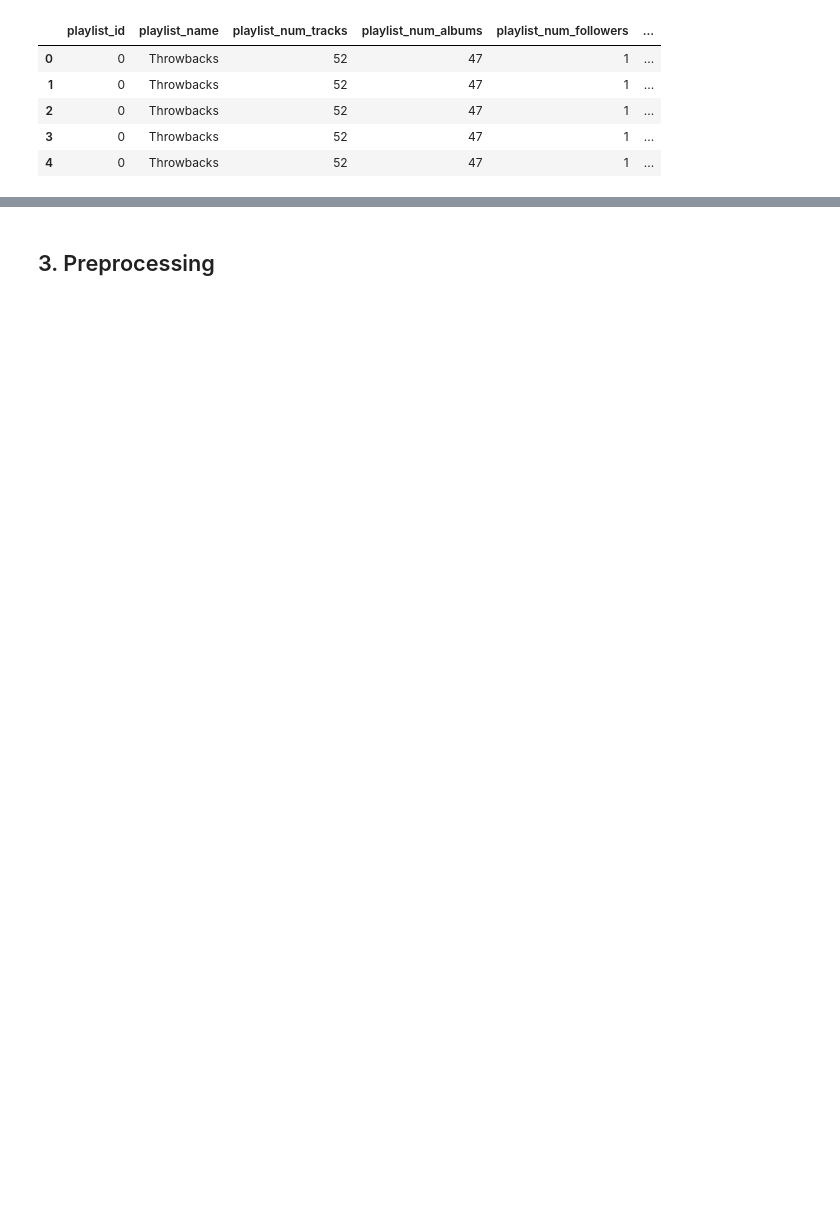
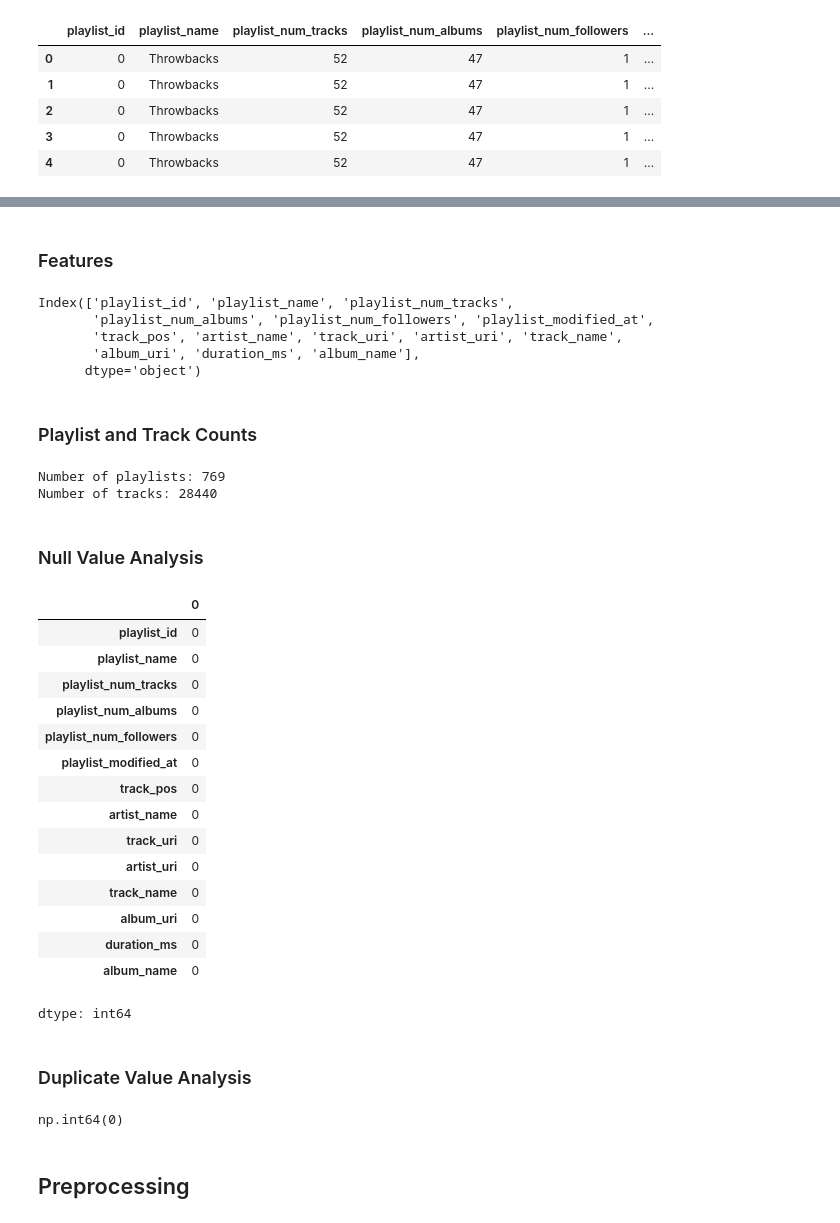
Before and after one commit to Pawan-Pokhrel/Music-Playlist-Recommender-System, a Jupyter notebook: Hybrid_Music_Recommender.ipynb, the cells around one changed output, grey strips where cells are left out. Cells and saved outputs as stored; diff of their text form; code cells hidden in the pictures; blank space fills up the shorter version.

```diff
--- a/Hybrid_Music_Recommender.ipynb
+++ b/Hybrid_Music_Recommender.ipynb
@@ -39,5 +86,50 @@ df.head()
+# %% [markdown]
+### Features
+# %%
+df.columns
+# %% [output]
+Index(['playlist_id', 'playlist_name', 'playlist_num_tracks',
+       'playlist_num_albums', 'playlist_num_followers', 'playlist_modified_at',
+       'track_pos', 'artist_name', 'track_uri', 'artist_uri', 'track_name',
+       'album_uri', 'duration_ms', 'album_name'],
+      dtype='object')
+# %% [markdown]
+### Playlist and Track Counts
+# %%
+print(f"Number of playlists: {df['playlist_id'].nunique()}")
+print(f"Number of tracks: {df['track_uri'].nunique()}")
+# %% [output]
+Number of playlists: 769
+Number of tracks: 28440
+# %% [markdown]
+### Null Value Analysis
+# %%
+df.isnull().sum()
+# %% [output]
+|  | 0 |
+| playlist_id | 0 |
+| playlist_name | 0 |
+| playlist_num_tracks | 0 |
+| playlist_num_albums | 0 |
+| playlist_num_followers | 0 |
+| playlist_modified_at | 0 |
+| track_pos | 0 |
+| artist_name | 0 |
+| track_uri | 0 |
+| artist_uri | 0 |
+| track_name | 0 |
+| album_uri | 0 |
+| duration_ms | 0 |
+| album_name | 0 |
+dtype: int64
+# %% [markdown]
+### Duplicate Value Analysis
+# %%
+df.duplicated().sum()
+# %% [output]
+np.int64(0)
 # %% [markdown]
-## 3. Preprocessing
+## Preprocessing
 # %%
 # Remove duplicate track entries per playlist
 df = df.drop_duplicates(subset=['playlist_id', 'track_uri'])
```
Also changed, not shown: parts of 29 cells of this notebook.
